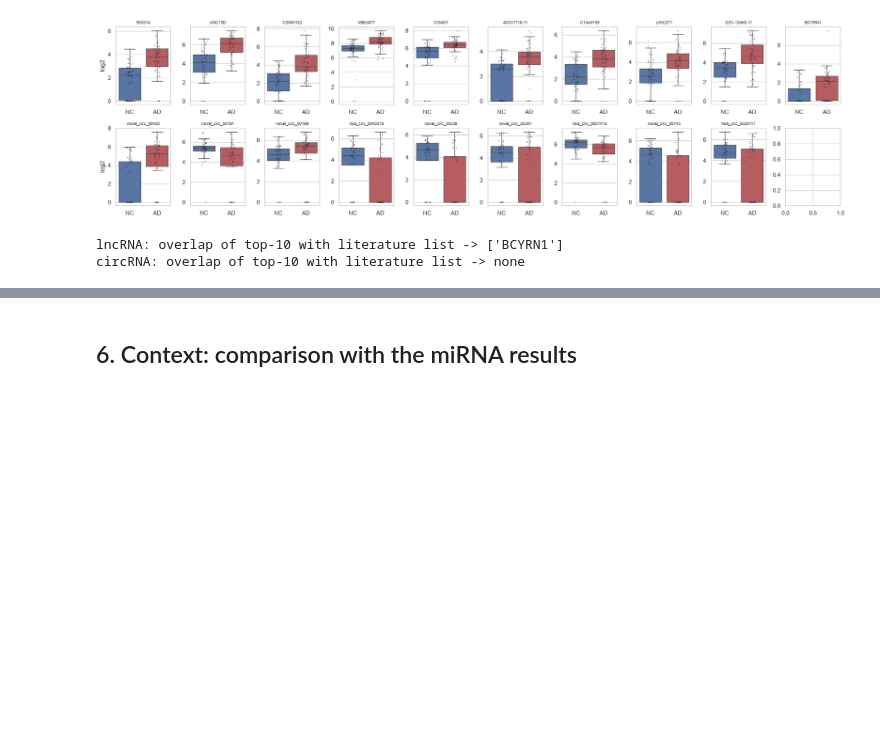
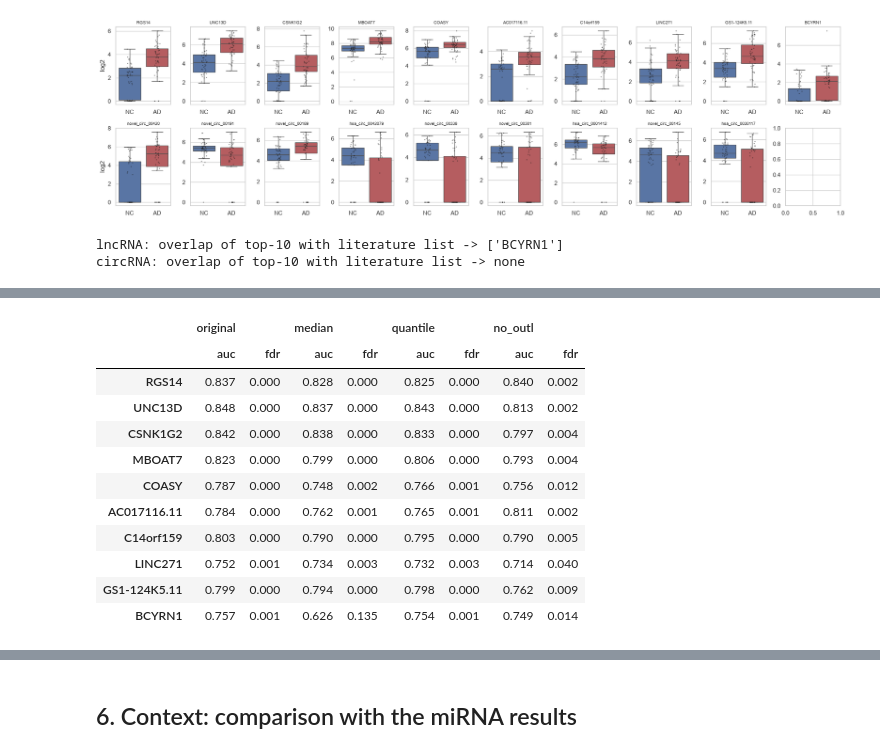
Before and after one commit to SumitKatuwal3382/Alzheimer_Biomarkers, a Jupyter notebook: notebooks/06_lncRNA_circRNA_GSE248417.ipynb, the cells around one changed output, grey strips where cells are left out. Drawn from its saved outputs; the diff is of its cells as text; code cells hidden in the pictures; blank space fills up the shorter version.

```diff
--- a/notebooks/06_lncRNA_circRNA_GSE248417.ipynb
+++ b/notebooks/06_lncRNA_circRNA_GSE248417.ipynb
@@ -326,0 +373,19 @@ circRNA: overlap of top-10 with literature list -> none
+# %%
+# Do the top-10 lncRNAs keep their AD effect after removing the shift?
+top_l = tops["lncRNA"].index
+keep = pd.concat({v: t.reindex(top_l)[["auc", "fdr"]] for v, t in sens_uni.items()}, axis=1)
+keep.index = [f"{tops['lncRNA'].loc[f, 'gene']}" for f in top_l]
+keep.round(3)
+# %% [output]
+|  | original |  | median |  | quantile |  | no_outl |  |
+|  | auc | fdr | auc | fdr | auc | fdr | auc | fdr |
+| RGS14 | 0.837 | 0.000 | 0.828 | 0.000 | 0.825 | 0.000 | 0.840 | 0.002 |
+| UNC13D | 0.848 | 0.000 | 0.837 | 0.000 | 0.843 | 0.000 | 0.813 | 0.002 |
+| CSNK1G2 | 0.842 | 0.000 | 0.838 | 0.000 | 0.833 | 0.000 | 0.797 | 0.004 |
+| MBOAT7 | 0.823 | 0.000 | 0.799 | 0.000 | 0.806 | 0.000 | 0.793 | 0.004 |
+| COASY | 0.787 | 0.000 | 0.748 | 0.002 | 0.766 | 0.001 | 0.756 | 0.012 |
+| AC017116.11 | 0.784 | 0.000 | 0.762 | 0.001 | 0.765 | 0.001 | 0.811 | 0.002 |
+| C14orf159 | 0.803 | 0.000 | 0.790 | 0.000 | 0.795 | 0.000 | 0.790 | 0.005 |
+| LINC271 | 0.752 | 0.001 | 0.734 | 0.003 | 0.732 | 0.003 | 0.714 | 0.040 |
+| GS1-124K5.11 | 0.799 | 0.000 | 0.794 | 0.000 | 0.798 | 0.000 | 0.762 | 0.009 |
+| BCYRN1 | 0.757 | 0.001 | 0.626 | 0.135 | 0.754 | 0.001 | 0.749 | 0.014 |
```
Also changed, not shown: parts of 5 cells of this notebook, 13 other files.
